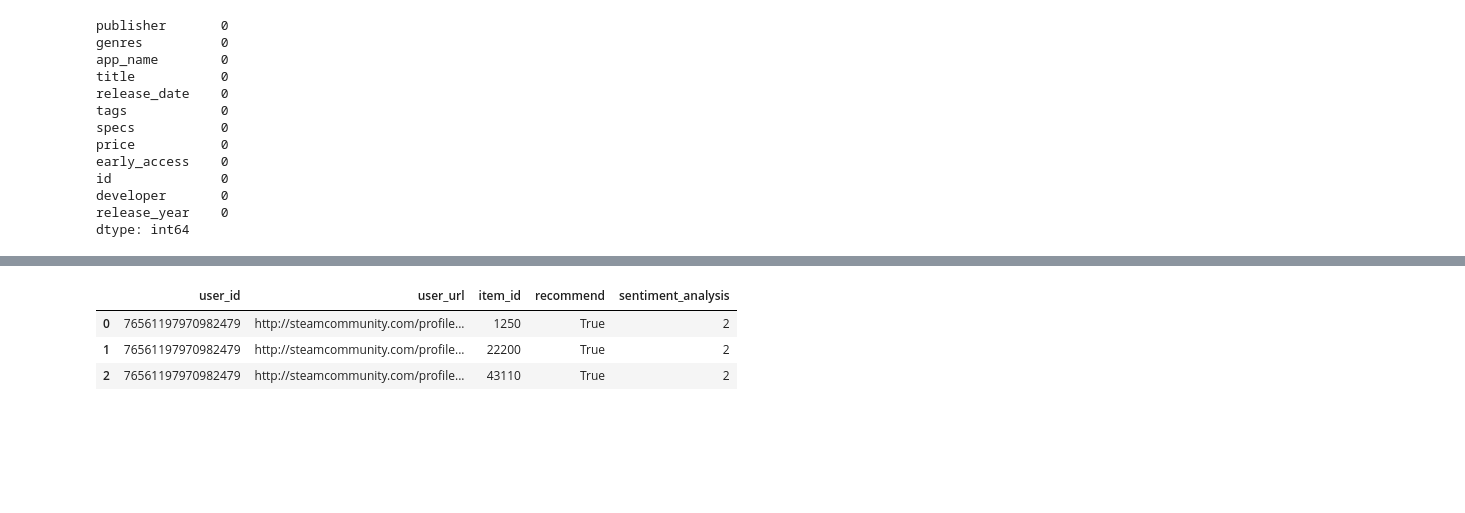
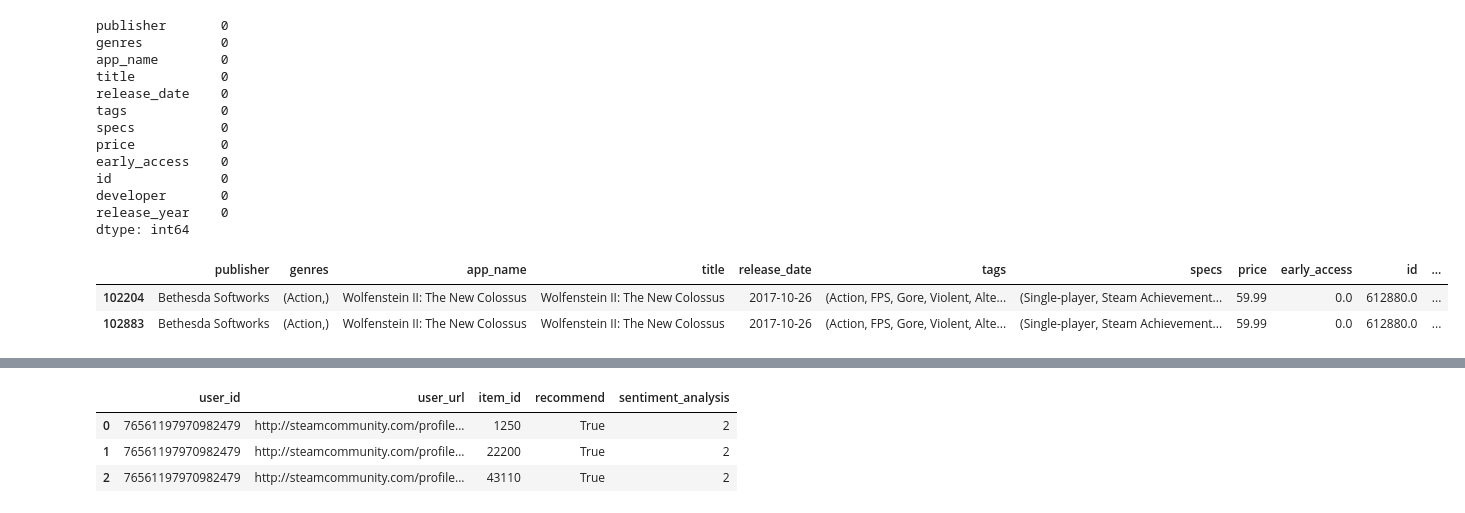
Before and after one commit to OctavioAlvarez1/proyecto-individual-1-Soy-Henry, a Jupyter notebook: eda_data.ipynb, the cells around one changed output, grey strips where cells are left out. Drawn from its saved outputs; the diff is of its cells as text; code cells hidden in the pictures; blank space fills up the shorter version.

```diff
--- a/eda_data.ipynb
+++ b/eda_data.ipynb
@@ -82,3 +82,17 @@ id              0
 developer       0
 release_year    0
 dtype: int64
+# %%
+#Verifico la existencia de datos duplicados
+
+# Aplico una función a cada elemento del DataFrame usando applymap para convertir numpy arrays a tuplas
+df_steam_games = df_steam_games.apply(lambda col: col.map(lambda x: tuple(x) if isinstance(x, np.ndarray) else x))
+
+# Identificar duplicados basados en todas las columnas
+duplicated = df_steam_games[df_steam_games.duplicated(keep=False)]
+
+duplicated
+# %% [output]
+|  | publisher | genres | app_name | title | release_date | tags | specs | price | early_access | id | ... |
+| 102204 | Bethesda Softworks | (Action,) | Wolfenstein II: The New Colossus | Wolfenstein II: The New Colossus | 2017-10-26 | (Action, FPS, Gore, Violent, Alte... | (Single-player, Steam Achievement... | 59.99 | 0.0 | 612880.0 | ... |
+| 102883 | Bethesda Softworks | (Action,) | Wolfenstein II: The New Colossus | Wolfenstein II: The New Colossus | 2017-10-26 | (Action, FPS, Gore, Violent, Alte... | (Single-player, Steam Achievement... | 59.99 | 0.0 | 612880.0 | ... |
```
Also changed, not shown: parts of 6 cells of this notebook.
